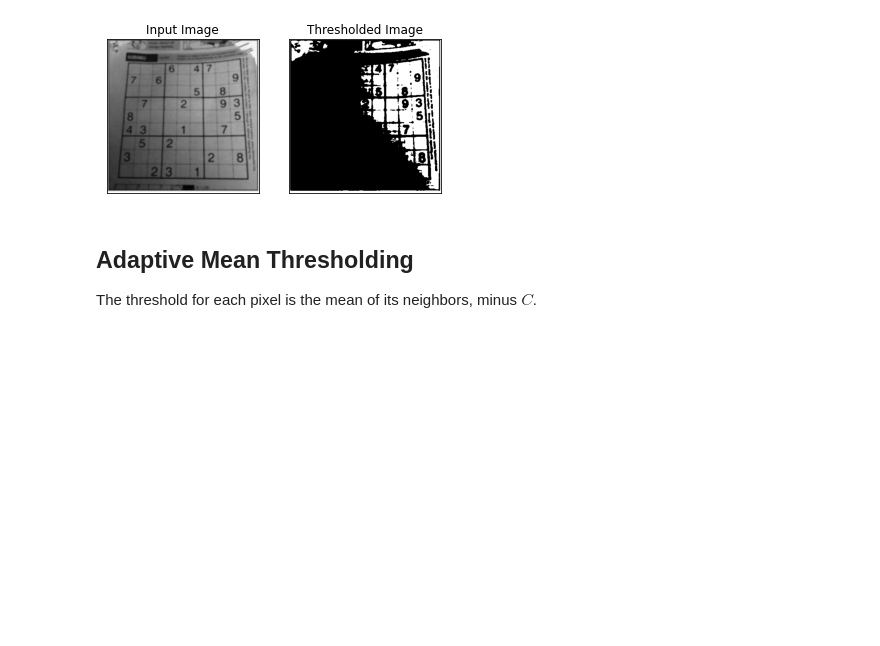
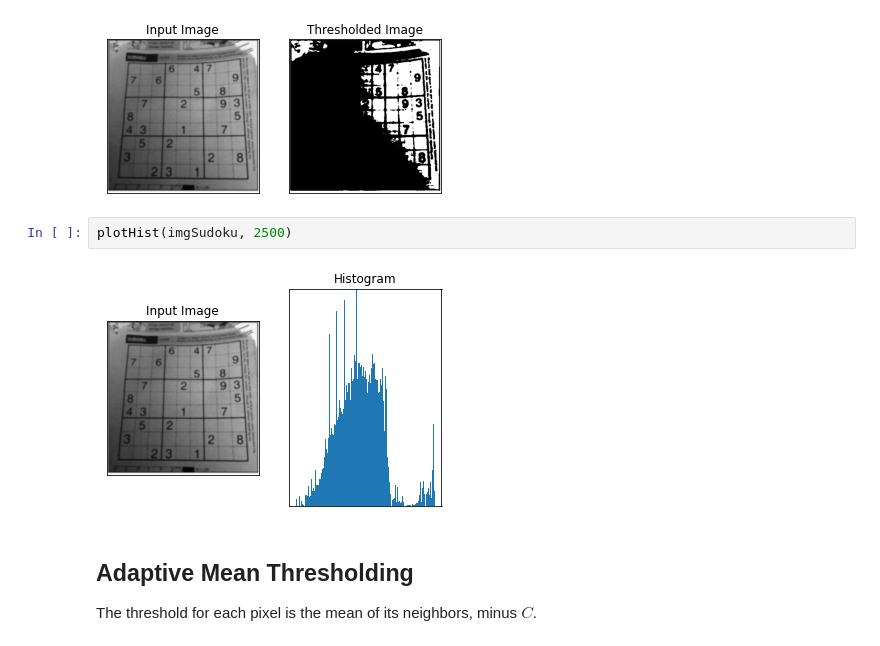
Before and after one commit to edgarcamilocamacho/usta_artificial_vision, a Jupyter notebook: 05_thresholding.ipynb, the cells around one changed output. Drawn from its saved outputs; the diff is of its cells as text; blank space fills up the shorter version.

```diff
--- a/05_thresholding.ipynb
+++ b/05_thresholding.ipynb
@@ -96,6 +96,10 @@ imgSudoku = cv2.imread('data/img/sudoku.png',0)
 plotThreshold(imgSudoku, 140)
 # %% [output]
 [figure]
+# %%
+plotHist(imgSudoku, 2500)
+# %% [output]
+[figure, added]
 # %% [markdown]
 ## Adaptive Mean Thresholding
 
```
Also changed, not shown: parts of 2 cells of this notebook, 1 other file.
